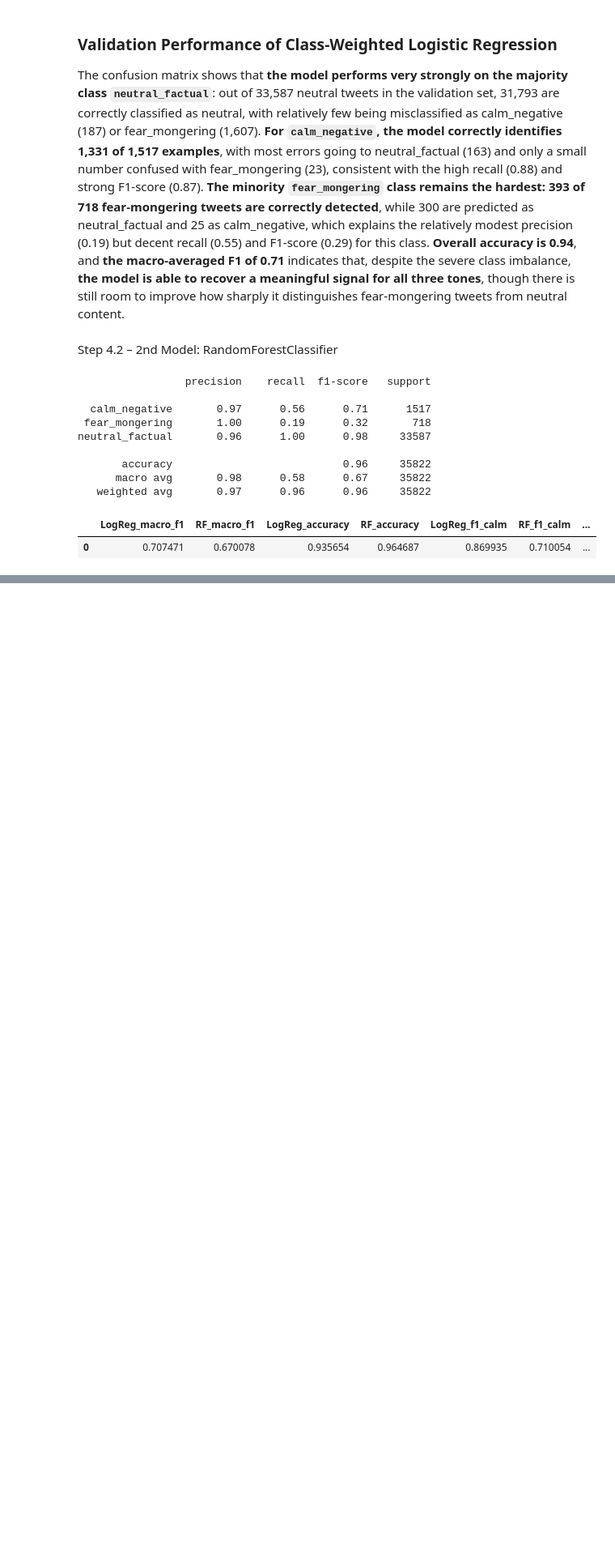
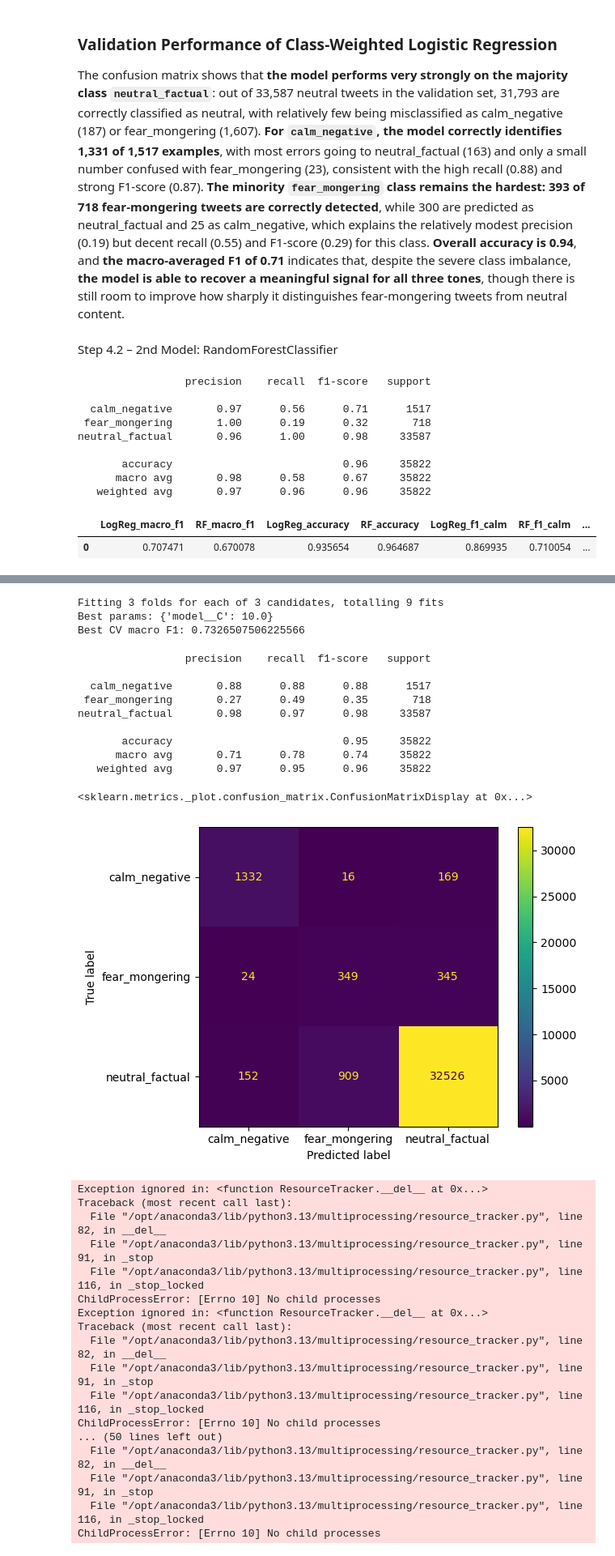
Before and after one commit to clarissecasicarino/sentiment-classifier, a Jupyter notebook: notebooks/classification_capstone.ipynb, the cells around one changed output, grey strips where cells are left out. Shown at 81% size. Drawn from its saved outputs; the diff is of its cells as text; code cells hidden in the pictures; blank space fills up the shorter version.

```diff
--- a/notebooks/classification_capstone.ipynb
+++ b/notebooks/classification_capstone.ipynb
@@ -1152,0 +1152,75 @@ datacamp
+# %%
+import warnings
+from sklearn.model_selection import GridSearchCV
+from sklearn.exceptions import ConvergenceWarning
+
+logreg_pipe = Pipeline(steps=[
+    ('preprocess', preprocessor),
+    ('model', LogisticRegression(
+        max_iter=2000,
+        class_weight='balanced',
+        n_jobs=-1,
+        random_state=SEED,
+        solver='lbfgs'
+    ))
+])
+
+param_grid = {
+    'model__C': [0.1, 1.0, 10.0]
+}
+
+with warnings.catch_warnings():
+    warnings.simplefilter("ignore", category=ConvergenceWarning)
+
+    grid = GridSearchCV(
+        estimator=logreg_pipe,
+        param_grid=param_grid,
+        cv=3,
+        scoring='f1_macro',
+        n_jobs=-1,
+        verbose=1
+    )
+    grid.fit(X_train, y_train)
+
+
+print("Best params:", grid.best_params_)
+print("Best CV macro F1:", grid.best_score_)
+# %% [output]
+Fitting 3 folds for each of 3 candidates, totalling 9 fits
+Best params: {'model__C': 10.0}
+Best CV macro F1: 0.7326507506225566
+# %%
+best_clf = grid.best_estimator_
+
+y_val_pred_best = best_clf.predict(X_val)
+print(classification_report(y_val, y_val_pred_best))
+ConfusionMatrixDisplay.from_estimator(best_clf, X_val, y_val)
+# %% [output]
+                 precision    recall  f1-score   support
+
+  calm_negative       0.88      0.88      0.88      1517
+ fear_mongering       0.27      0.49      0.35       718
+neutral_factual       0.98      0.97      0.98     33587
+
+       accuracy                           0.95     35822
+      macro avg       0.71      0.78      0.74     35822
+   weighted avg       0.97      0.95      0.96     35822
+<sklearn.metrics._plot.confusion_matrix.ConfusionMatrixDisplay at 0x...>
+[figure, added]
+Exception ignored in: <function ResourceTracker.__del__ at 0x...>
+Traceback (most recent call last):
+  File "/opt/anaconda3/lib/python3.13/multiprocessing/resource_tracker.py", line 82, in __del__
+  File "/opt/anaconda3/lib/python3.13/multiprocessing/resource_tracker.py", line 91, in _stop
+  File "/opt/anaconda3/lib/python3.13/multiprocessing/resource_tracker.py", line 116, in _stop_locked
+ChildProcessError: [Errno 10] No child processes
+Exception ignored in: <function ResourceTracker.__del__ at 0x...>
+Traceback (most recent call last):
+  File "/opt/anaconda3/lib/python3.13/multiprocessing/resource_tracker.py", line 82, in __del__
+  File "/opt/anaconda3/lib/python3.13/multiprocessing/resource_tracker.py", line 91, in _stop
+  File "/opt/anaconda3/lib/python3.13/multiprocessing/resource_tracker.py", line 116, in _stop_locked
+ChildProcessError: [Errno 10] No child processes
+... (50 lines left out)
+  File "/opt/anaconda3/lib/python3.13/multiprocessing/resource_tracker.py", line 82, in __del__
+  File "/opt/anaconda3/lib/python3.13/multiprocessing/resource_tracker.py", line 91, in _stop
+  File "/opt/anaconda3/lib/python3.13/multiprocessing/resource_tracker.py", line 116, in _stop_locked
+ChildProcessError: [Errno 10] No child processes
```
Also changed, not shown: parts of 2 cells of this notebook.
